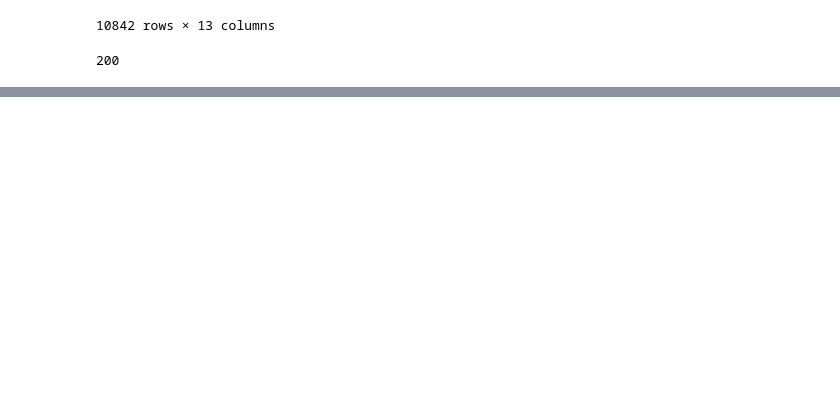
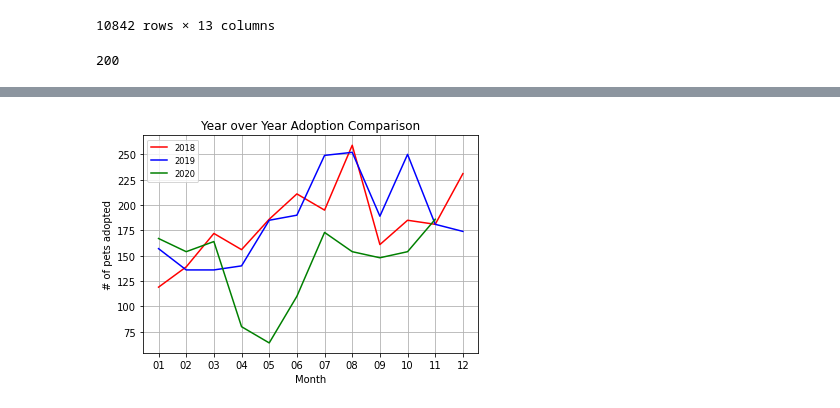
Before and after one commit to Radhika303/Impact_Covid_PetAdoption, a Jupyter notebook: Norfolk Adoption.ipynb, the cells around one changed output, grey strips where cells are left out. Drawn from its saved outputs; the diff is of its cells as text; code cells hidden in the pictures; blank space fills up the shorter version.

```diff
--- a/Norfolk Adoption.ipynb
+++ b/Norfolk Adoption.ipynb
@@ -159,0 +213,4 @@ COVID_df
+# %%
+year1_df = norfolk_df.loc[norfolk_df['Outcome Year'] == '2018']
+year1_adoptions = year1_df["Outcome Month"].value_counts()
+year1_adoptions
@@ -159,0 +231,4 @@ COVID_df
+# %%
+year2_df = norfolk_df.loc[norfolk_df['Outcome Year'] == '2019']
+year2_adoptions = year2_df["Outcome Month"].value_counts()
+year2_adoptions
@@ -159,0 +249,4 @@ COVID_df
+# %%
+year3_df = norfolk_df.loc[norfolk_df['Outcome Year'] == '2020']
+year3_adoptions = year3_df["Outcome Month"].value_counts()
+year3_adoptions
@@ -159,0 +266,7 @@ COVID_df
+# %%
+adoption_by_month = pd.DataFrame({
+    "2018": year1_adoptions,
+    "2019": year2_adoptions,
+    "2020": year3_adoptions
+})
+adoption_by_month
@@ -159,0 +287,20 @@ COVID_df
+# %%
+fig = plt.figure()
+ax=fig.add_subplot(111)
+
+ax.plot()
+ax.plot(adoption_by_month.index,adoption_by_month["2018"],color = 'r',label = '2018')
+ax.plot(adoption_by_month.index,adoption_by_month["2019"],color="b", label='2019' )
+ax.plot(adoption_by_month.index,adoption_by_month["2020"],color="g", label='2020')
+#plt.plot(adoption_by_month['Year'],adoption_by_month['Number of Adoptions'],color="r", marker="o", markersize=7, linestyle="dashed", linewidth=1)
+
+plt.xlabel('Month')
+plt.ylabel('# of pets adopted')
+plt.title("Year over Year Adoption Comparison")
+#plt.legend(handles=('2018', '2019','2020'), loc="best")
+
+plt.legend(loc="best",fontsize="small",fancybox=True)
+plt.grid(True)
+plt.show()
+# %% [output]
+[figure, added]
```
Also changed, not shown: parts of 25 cells of this notebook, 1 other file.
